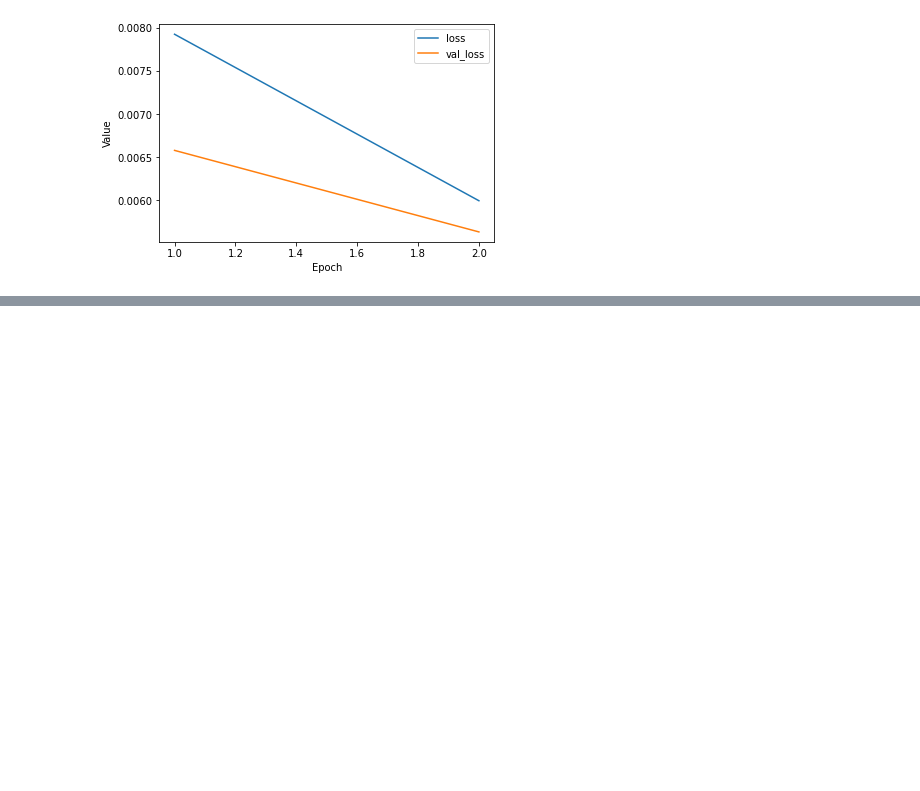
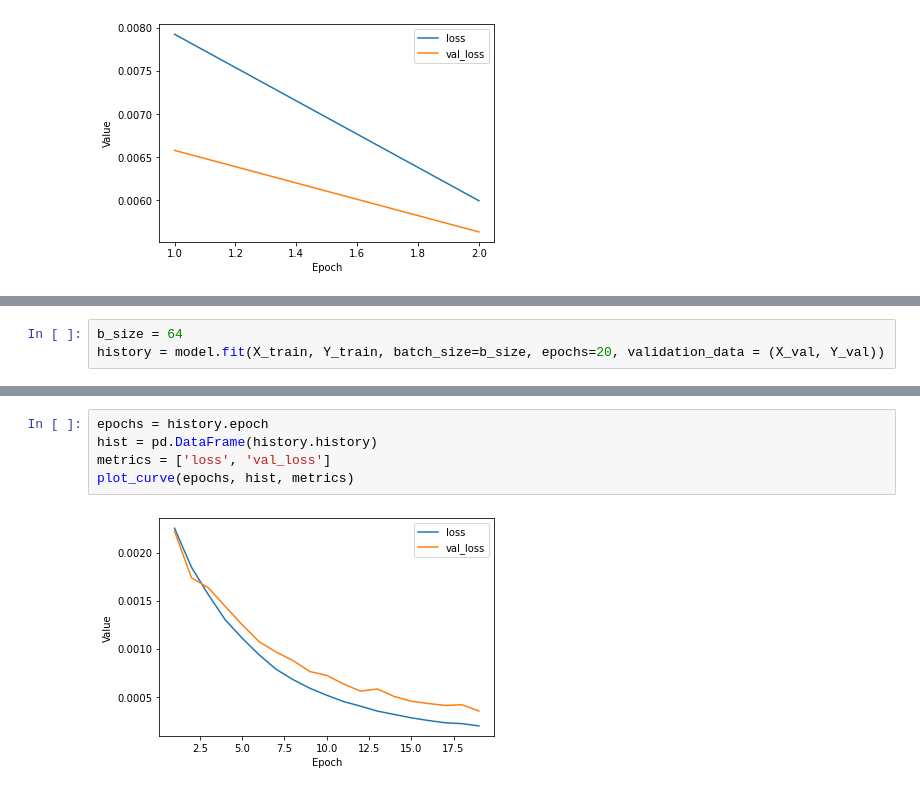
Before and after one commit to cicheck/find-the-nose, a Jupyter notebook: model.ipynb, the cells around one changed output, grey strips where cells are left out. Cells and saved outputs as stored; diff of their text form; blank space fills up the shorter version.

```diff
--- a/model.ipynb
+++ b/model.ipynb
@@ -243,0 +258,3 @@ history = model.fit(X_train, Y_train, batch_size=b_size, epochs=3, validation_da
+# %%
+b_size = 64
+history = model.fit(X_train, Y_train, batch_size=b_size, epochs=20, validation_data = (X_val, Y_val))
@@ -243,0 +279,7 @@ history = model.fit(X_train, Y_train, batch_size=b_size, epochs=3, validation_da
+# %%
+epochs = history.epoch
+hist = pd.DataFrame(history.history)
+metrics = ['loss', 'val_loss']
+plot_curve(epochs, hist, metrics)
+# %% [output]
+[figure, added]
```
Also changed, not shown: parts of 4 cells of this notebook.
